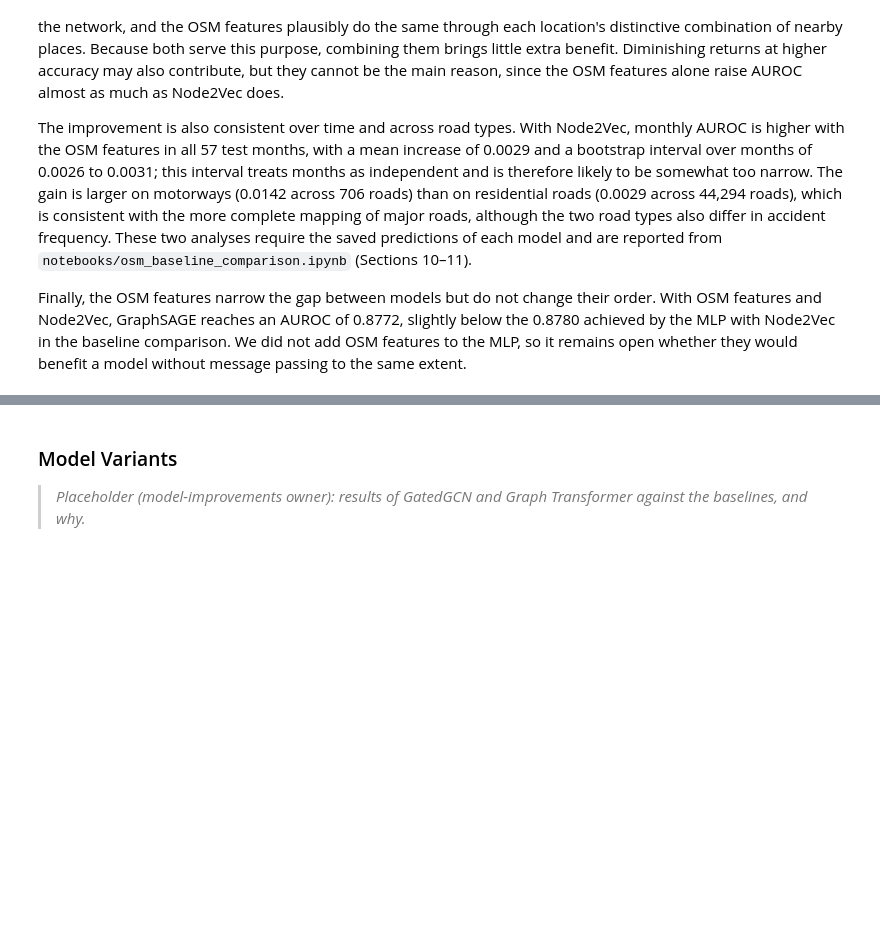
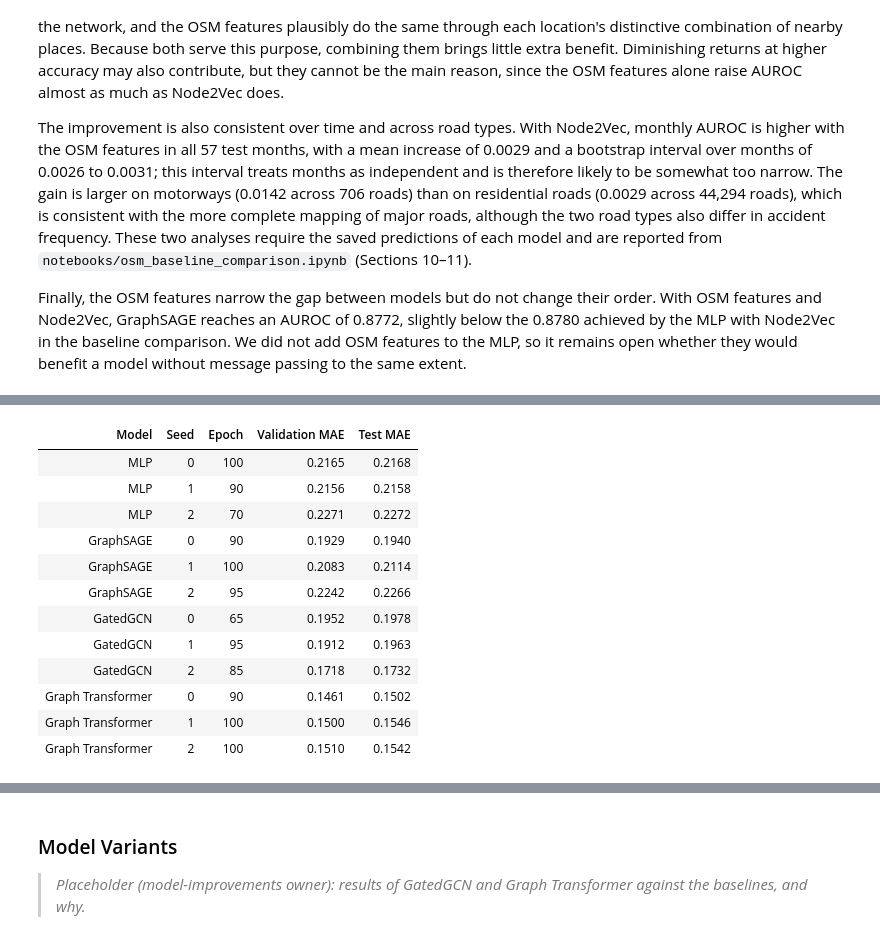
Before and after one commit to aaronteork/CS5284_GML, a Jupyter notebook: Final_Report.ipynb, the cells around one changed output, grey strips where cells are left out. Saved outputs shown, nothing was run; the diff lists cells and outputs as text; code cells hidden in the pictures; blank space fills up the shorter version.

```diff
--- a/Final_Report.ipynb
+++ b/Final_Report.ipynb
@@ -599,0 +817,17 @@ Finally, the OSM features narrow the gap between models but do not change their
+# %%
+checkpoints = history_checkpoints(full_history_root, "regression")
+display(checkpoints.style.hide(axis="index").format(precision=4))
+# %% [output]
+| Model | Seed | Epoch | Validation MAE | Test MAE |
+| MLP | 0 | 100 | 0.2165 | 0.2168 |
+| MLP | 1 | 90 | 0.2156 | 0.2158 |
+| MLP | 2 | 70 | 0.2271 | 0.2272 |
+| GraphSAGE | 0 | 90 | 0.1929 | 0.1940 |
+| GraphSAGE | 1 | 100 | 0.2083 | 0.2114 |
+| GraphSAGE | 2 | 95 | 0.2242 | 0.2266 |
+| GatedGCN | 0 | 65 | 0.1952 | 0.1978 |
+| GatedGCN | 1 | 95 | 0.1912 | 0.1963 |
+| GatedGCN | 2 | 85 | 0.1718 | 0.1732 |
+| Graph Transformer | 0 | 90 | 0.1461 | 0.1502 |
+| Graph Transformer | 1 | 100 | 0.1500 | 0.1546 |
+| Graph Transformer | 2 | 100 | 0.1510 | 0.1542 |
```
Also changed, not shown: parts of 24 cells of this notebook, 33 other files.
